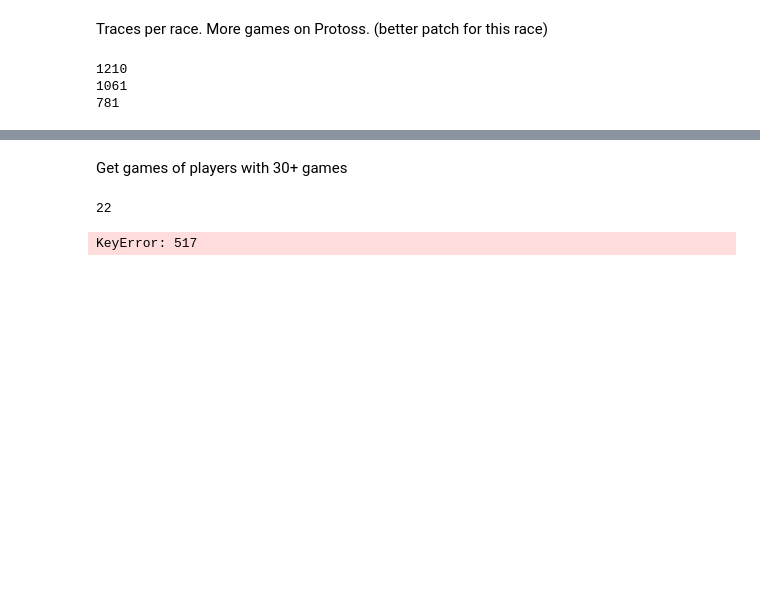
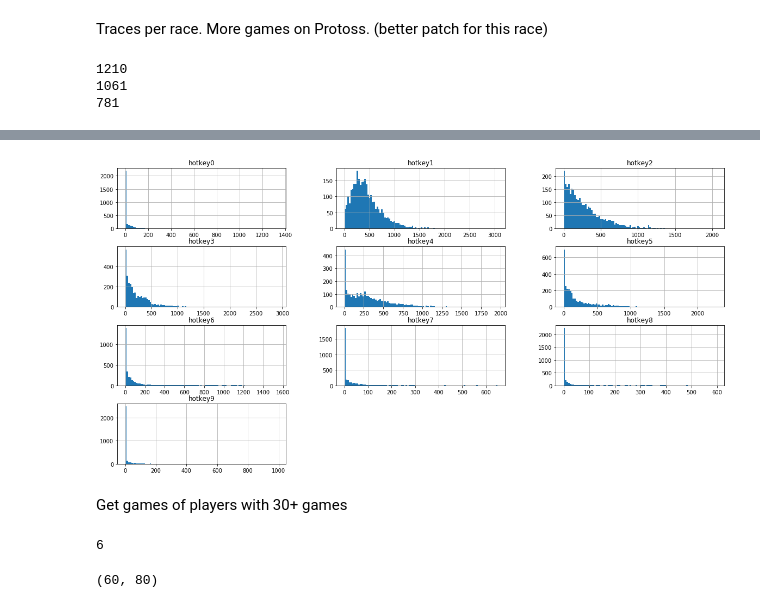
Before and after one commit to ghdruta/starcraft_player_prediction, a Jupyter notebook: player_prediction.ipynb, the cells around one changed output, grey strips where cells are left out. Saved outputs shown, nothing was run; the diff lists cells and outputs as text; code cells hidden in the pictures; blank space fills up the shorter version.

```diff
--- a/player_prediction.ipynb
+++ b/player_prediction.ipynb
@@ -321,8 +338,17 @@ df.head()
+# %%
+df.hist(column=cols[4:14],bins=100,figsize=(20,10))
+plt.show()
+# %% [output]
+[figure, added]
 # %% [markdown]
 Get games of players with 30+ games
 # %%
-sampled_df = df.loc[df['player_games'] >= 30]
+grouped = df.loc[df['player_games'] >= 40].groupby('label')
+sampled_df = grouped.apply(lambda x: x.sample(n=10))
+lb = np.array(sampled_df['label'])
 print(len(sampled_df['label'].unique()))
-sampled_df = sampled_df[cols]
+sampled_df = sampled_df[cols[:-10]]
+sampled_df.shape
 # %% [output]
-22
+6
+(60, 80)
@@ -374,16 +354,0 @@ def get_distances(X,model,mode='l2'):
-# %%
-from scipy.cluster.hierarchy import dendrogram
-from sklearn.cluster import AgglomerativeClustering
-
-# setting distance_threshold=0 ensures we compute the full tree.
-model = AgglomerativeClustering(n_clusters=2, linkage="ward") #, distance_threshold=0)
-
-model = model.fit(sampled_df)
-
-distance, weight = get_distances(sampled_df,model)
-linkage_matrix = np.column_stack([model.children_, distance, weight]).astype(float)
-plt.figure(figsize=(20,10))
-dendrogram(linkage_matrix)
-plt.show()
-# %% [output]
-KeyError: 517
```
Also changed, not shown: parts of 12 cells of this notebook.
